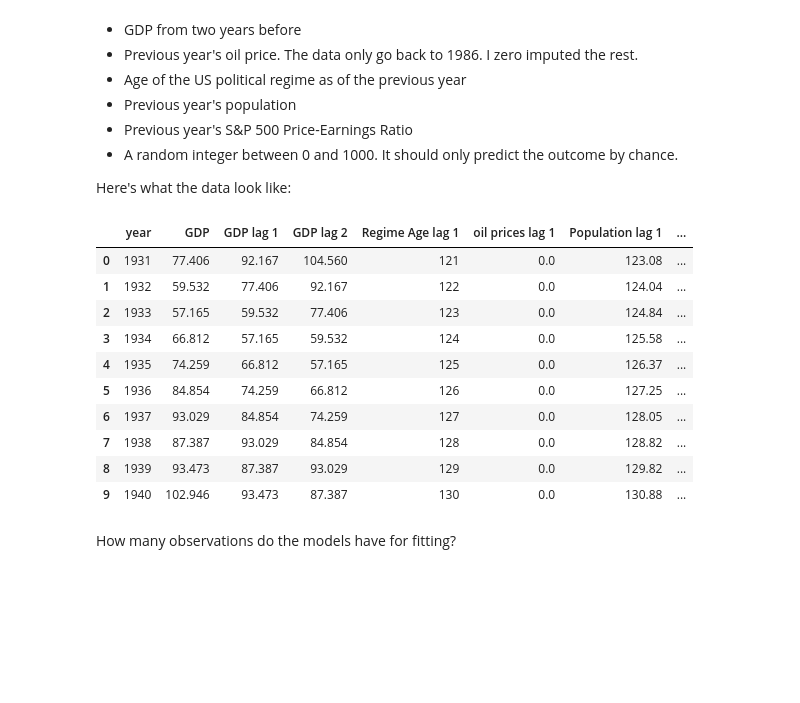
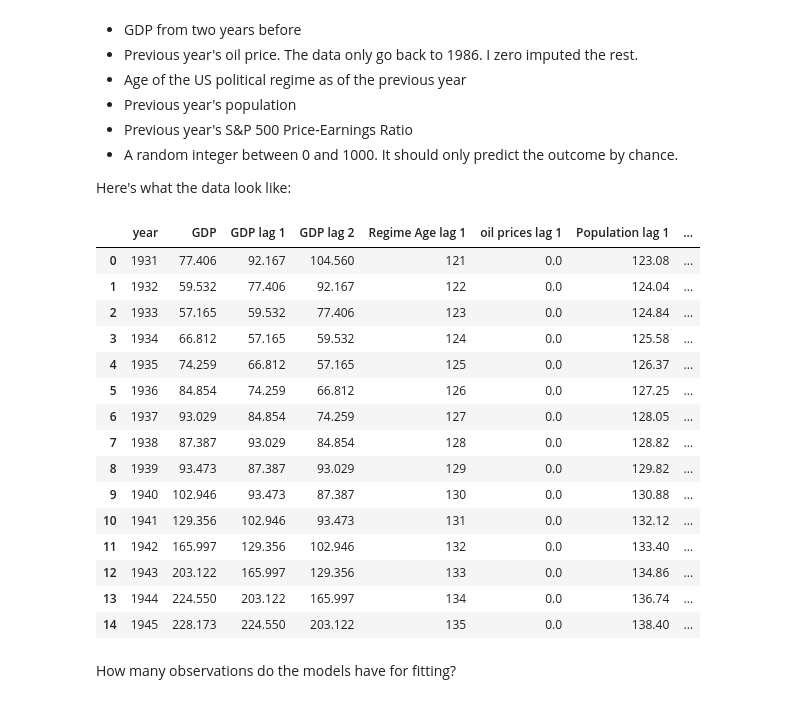
Before and after one commit to dssg/hitchhikers-guide, a Jupyter notebook: curriculum/3_modeling_and_machine_learning/machine-learning/predicting_GDP.ipynb, the cells around one changed output. Drawn from its saved outputs; the diff is of its cells as text; code cells hidden in the pictures; blank space fills up the shorter version.

```diff
--- a/curriculum/3_modeling_and_machine_learning/machine-learning/predicting_GDP.ipynb
+++ b/curriculum/3_modeling_and_machine_learning/machine-learning/predicting_GDP.ipynb
@@ -92,19 +92,24 @@ GDP is our target variable. I created several features. If we want to predict wh
 
 Here's what the data look like:
 # %%
-df.head(n=10)
+df.head(n=15)
 # %% [output]
 |  | year | GDP | GDP lag 1 | GDP lag 2 | Regime Age lag 1 | oil prices lag 1 | Population lag 1 | ... |
 | 0 | 1931 | 77.406 | 92.167 | 104.560 | 121 | 0.0 | 123.08 | ... |
 | 1 | 1932 | 59.532 | 77.406 | 92.167 | 122 | 0.0 | 124.04 | ... |
 | 2 | 1933 | 57.165 | 59.532 | 77.406 | 123 | 0.0 | 124.84 | ... |
 | 3 | 1934 | 66.812 | 57.165 | 59.532 | 124 | 0.0 | 125.58 | ... |
 | 4 | 1935 | 74.259 | 66.812 | 57.165 | 125 | 0.0 | 126.37 | ... |
 | 5 | 1936 | 84.854 | 74.259 | 66.812 | 126 | 0.0 | 127.25 | ... |
 | 6 | 1937 | 93.029 | 84.854 | 74.259 | 127 | 0.0 | 128.05 | ... |
 | 7 | 1938 | 87.387 | 93.029 | 84.854 | 128 | 0.0 | 128.82 | ... |
 | 8 | 1939 | 93.473 | 87.387 | 93.029 | 129 | 0.0 | 129.82 | ... |
 | 9 | 1940 | 102.946 | 93.473 | 87.387 | 130 | 0.0 | 130.88 | ... |
+| 10 | 1941 | 129.356 | 102.946 | 93.473 | 131 | 0.0 | 132.12 | ... |
+| 11 | 1942 | 165.997 | 129.356 | 102.946 | 132 | 0.0 | 133.40 | ... |
+| 12 | 1943 | 203.122 | 165.997 | 129.356 | 133 | 0.0 | 134.86 | ... |
+| 13 | 1944 | 224.550 | 203.122 | 165.997 | 134 | 0.0 | 136.74 | ... |
+| 14 | 1945 | 228.173 | 224.550 | 203.122 | 135 | 0.0 | 138.40 | ... |
 # %% [markdown]
 How many observations do the models have for fitting?
 # %%
```
Also changed, not shown: parts of 36 cells of this notebook.
